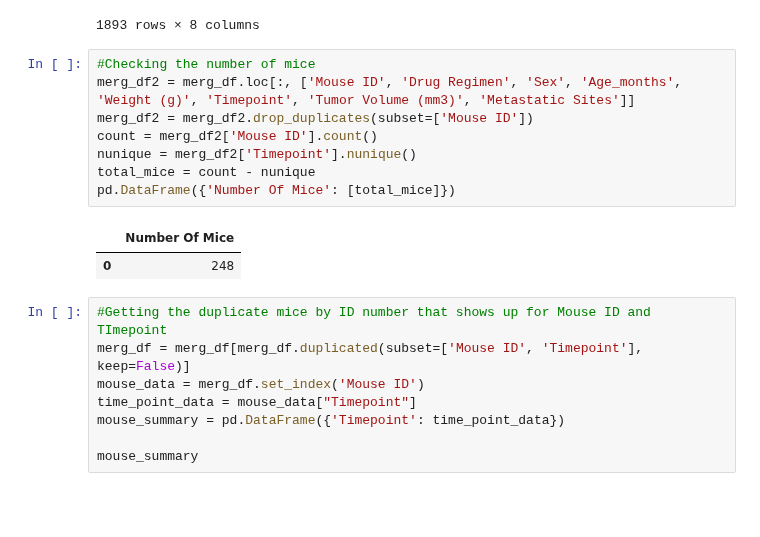
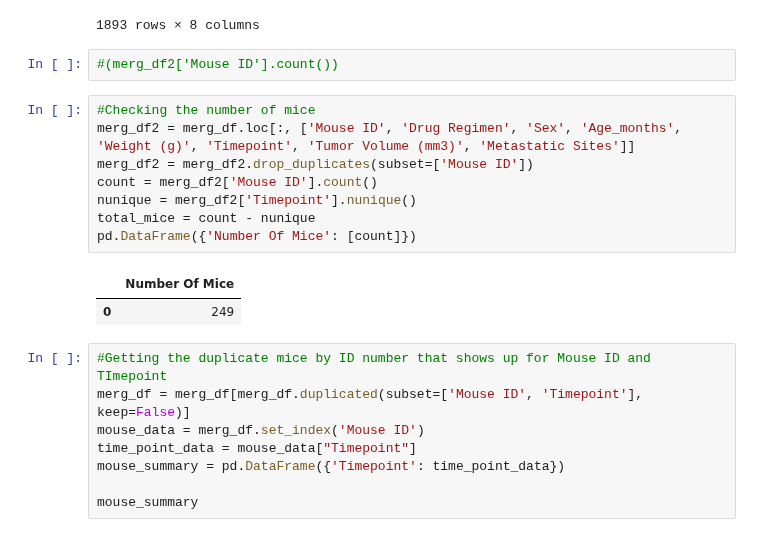
Before and after one commit to CarmiSmith/Matplotlib-Homework, a Jupyter notebook: pymaceuticals_homework.ipynb, the cells around one changed output. Drawn from its saved outputs; the diff is of its cells as text; blank space fills up the shorter version.

```diff
--- a/pymaceuticals_homework.ipynb
+++ b/pymaceuticals_homework.ipynb
@@ -32,17 +32,19 @@ merg_df
 | 1891 | z969 | Naftisol | Male | 9 | 30 | 40 | 70.314904 | ... |
 | 1892 | z969 | Naftisol | Male | 9 | 30 | 45 | 73.867845 | ... |
 1893 rows × 8 columns
+# %%
+#(merg_df2['Mouse ID'].count())
 # %%
 #Checking the number of mice
 merg_df2 = merg_df.loc[:, ['Mouse ID', 'Drug Regimen', 'Sex', 'Age_months', 'Weight (g)', 'Timepoint', 'Tumor Volume (mm3)', 'Metastatic Sites']]
 merg_df2 = merg_df2.drop_duplicates(subset=['Mouse ID'])
 count = merg_df2['Mouse ID'].count()
 nunique = merg_df2['Timepoint'].nunique()
 total_mice = count - nunique
-pd.DataFrame({'Number Of Mice': [total_mice]})
+pd.DataFrame({'Number Of Mice': [count]})
 # %% [output]
 |  | Number Of Mice |
-| 0 | 248 |
+| 0 | 249 |
 # %%
 #Getting the duplicate mice by ID number that shows up for Mouse ID and TImepoint
 merg_df = merg_df[merg_df.duplicated(subset=['Mouse ID', 'Timepoint'], keep=False)]
```
Also changed, not shown: parts of 9 cells of this notebook.
